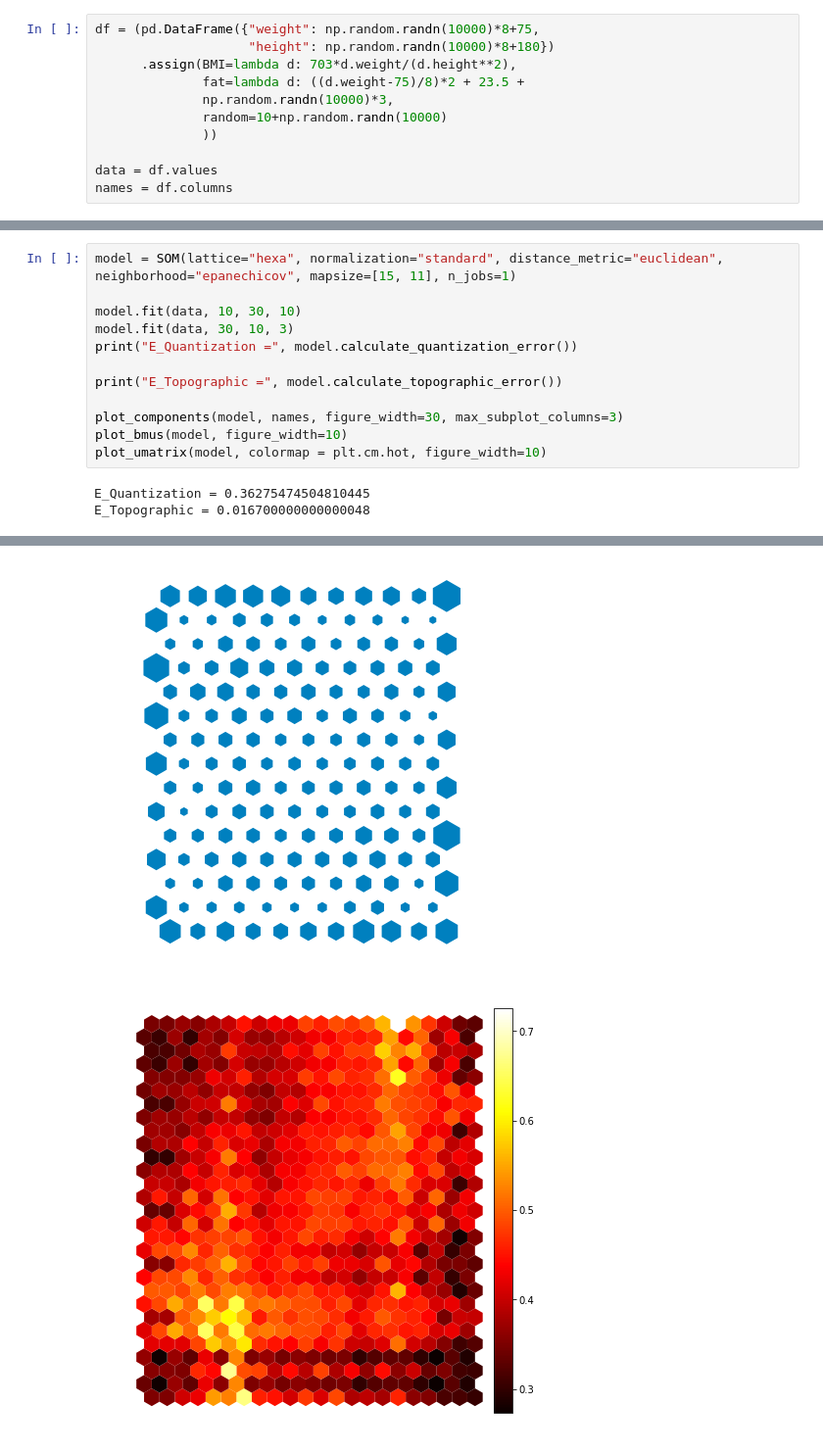
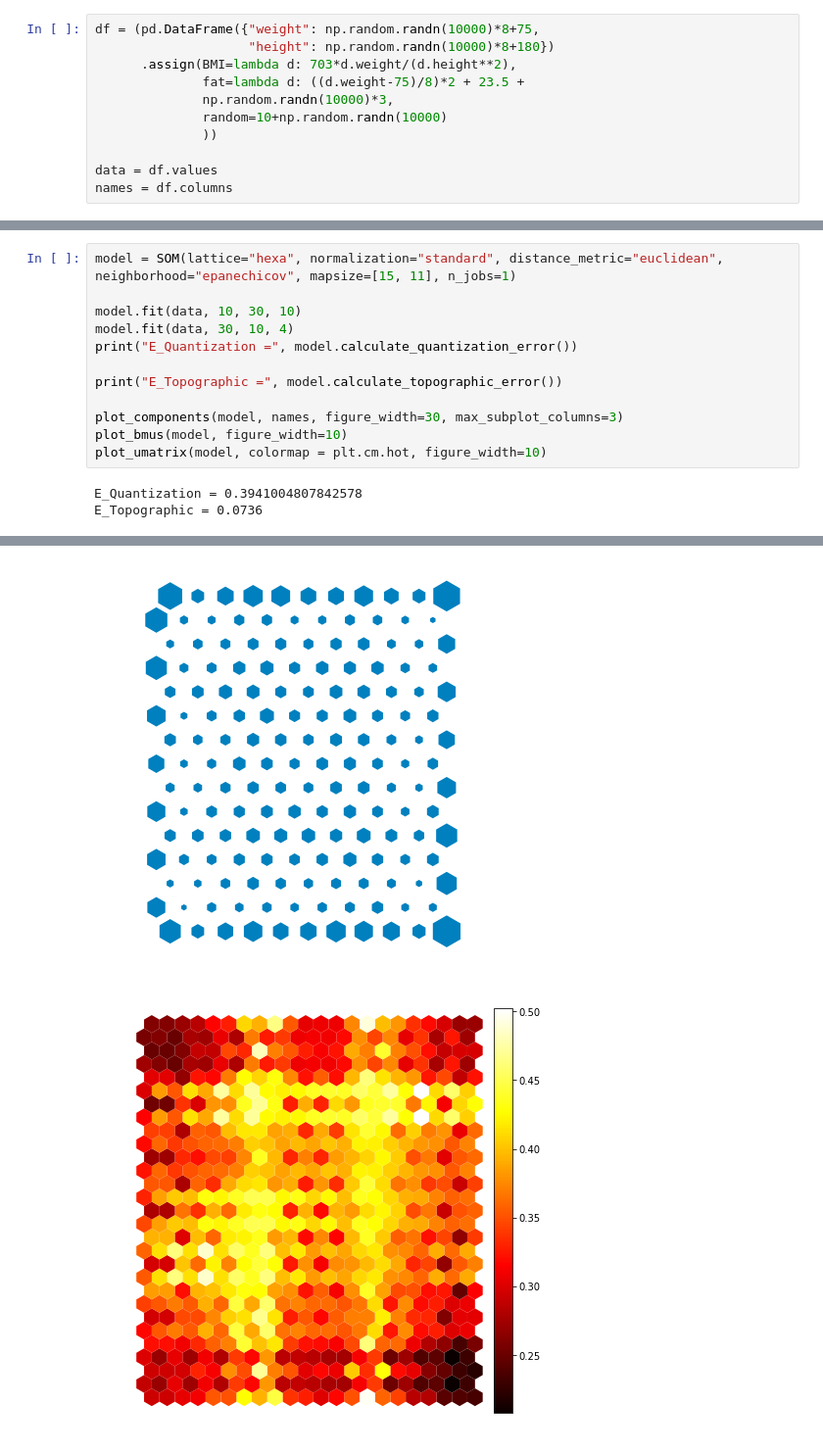
Before and after one commit to ivallesp/somnium, a Jupyter notebook: examples/toy_dataset.ipynb, the cells around one changed output, grey strips where cells are left out. Shown at 98% size. Drawn from its saved outputs; the diff is of its cells as text.

```diff
--- a/examples/toy_dataset.ipynb
+++ b/examples/toy_dataset.ipynb
@@ -36,7 +36,7 @@ df.head()
 model = SOM(lattice="hexa", normalization="standard", distance_metric="euclidean", neighborhood="epanechicov", mapsize=[15, 11], n_jobs=1)
 
 model.fit(data, 10, 30, 10)
-model.fit(data, 30, 10, 3)
+model.fit(data, 30, 10, 4)
 print("E_Quantization =", model.calculate_quantization_error())
 
 print("E_Topographic =", model.calculate_topographic_error())
@@ -45,5 +45,5 @@ plot_components(model, names, figure_width=30, max_subplot_columns=3)
 plot_bmus(model, figure_width=10)
 plot_umatrix(model, colormap = plt.cm.hot, figure_width=10)
 # %% [output]
-E_Quantization = 0.36275474504810445
-E_Topographic = 0.016700000000000048
+E_Quantization = 0.3941004807842578
+E_Topographic = 0.0736
@@ -51,5 +51,5 @@ E_Topographic = 0.016700000000000048
-[figure, old version]
+[figure, new version]
-[figure, old version]
+[figure, new version]
 # %%
 model = SOM(lattice="rect", distance_metric="euclidean", neighborhood="epanechicov", mapsize=[14, 10])
 
```
Also changed, not shown: parts of 3 cells of this notebook, 3 other files.
